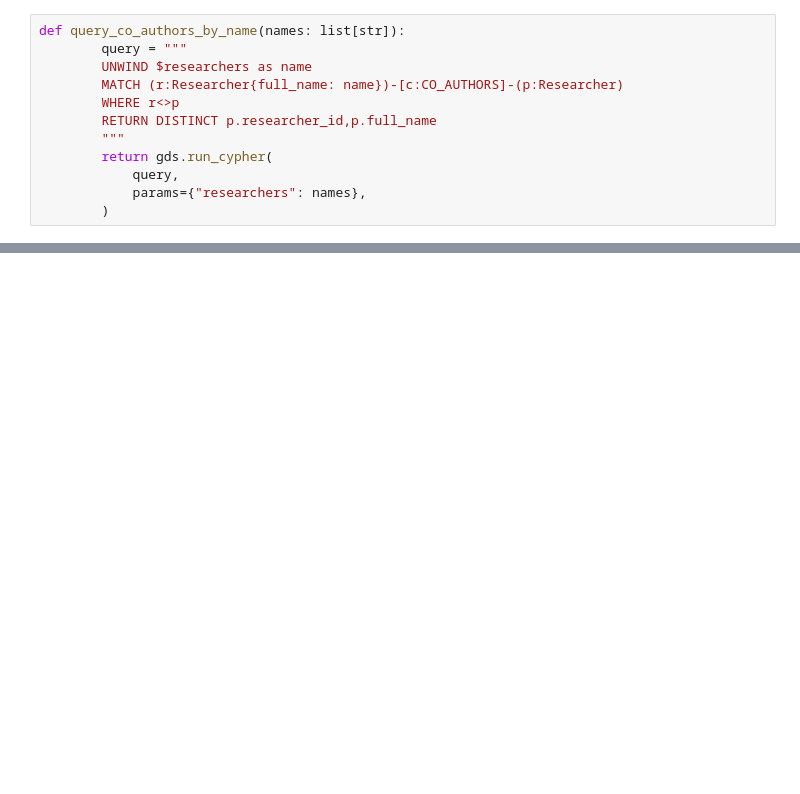
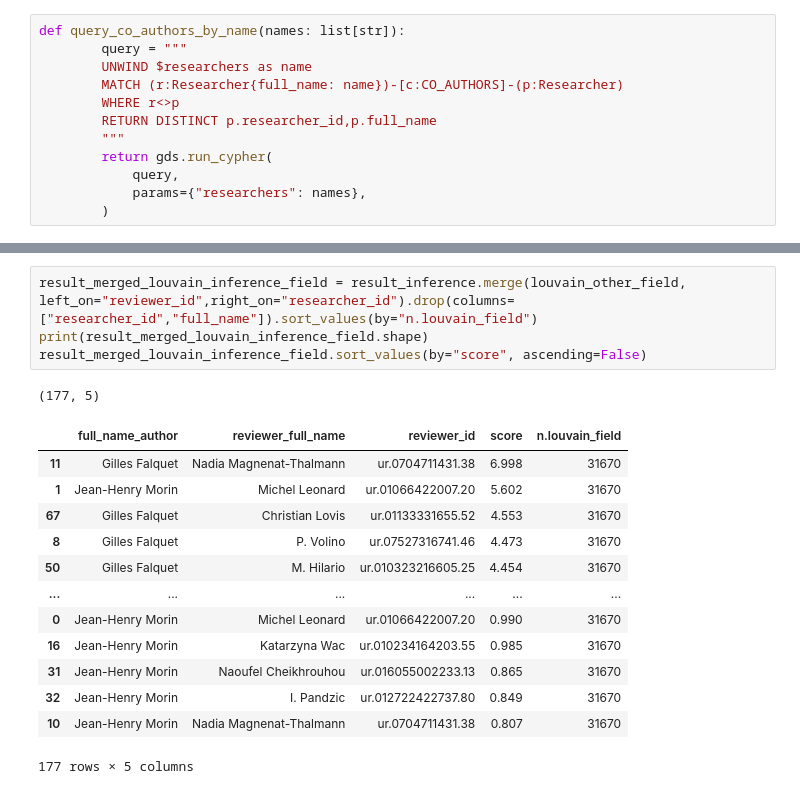
Before and after one commit to syberia101/seminaire_2022, a Jupyter notebook: query_neo4j_ml.ipynb, the cells around one changed output, grey strips where cells are left out. Drawn from its saved outputs; the diff is of its cells as text; blank space fills up the shorter version.

```diff
--- a/query_neo4j_ml.ipynb
+++ b/query_neo4j_ml.ipynb
@@ -318 +481,20 @@ co_authors
+# %%
+result_merged_louvain_inference_field = result_inference.merge(louvain_other_field, left_on="reviewer_id",right_on="researcher_id").drop(columns=["researcher_id","full_name"]).sort_values(by="n.louvain_field")
+print(result_merged_louvain_inference_field.shape)
+result_merged_louvain_inference_field.sort_values(by="score", ascending=False)
+# %% [output]
+(177, 5)
+|  | full_name_author | reviewer_full_name | reviewer_id | score | n.louvain_field |
+| 11 | Gilles Falquet | Nadia Magnenat-Thalmann | ur.0704711431.38 | 6.998 | 31670 |
+| 1 | Jean-Henry Morin | Michel Leonard | ur.01066422007.20 | 5.602 | 31670 |
+| 67 | Gilles Falquet | Christian Lovis | ur.01133331655.52 | 4.553 | 31670 |
+| 8 | Gilles Falquet | P. Volino | ur.07527316741.46 | 4.473 | 31670 |
+| 50 | Gilles Falquet | M. Hilario | ur.010323216605.25 | 4.454 | 31670 |
+| ... | ... | ... | ... | ... | ... |
+| 0 | Jean-Henry Morin | Michel Leonard | ur.01066422007.20 | 0.990 | 31670 |
+| 16 | Jean-Henry Morin | Katarzyna Wac | ur.010234164203.55 | 0.985 | 31670 |
+| 31 | Jean-Henry Morin | Naoufel Cheikhrouhou | ur.016055002233.13 | 0.865 | 31670 |
+| 32 | Jean-Henry Morin | I. Pandzic | ur.012722422737.80 | 0.849 | 31670 |
+| 10 | Jean-Henry Morin | Nadia Magnenat-Thalmann | ur.0704711431.38 | 0.807 | 31670 |
+177 rows × 5 columns
 # %%
```
Also changed, not shown: parts of 75 cells of this notebook, 1 other file.
